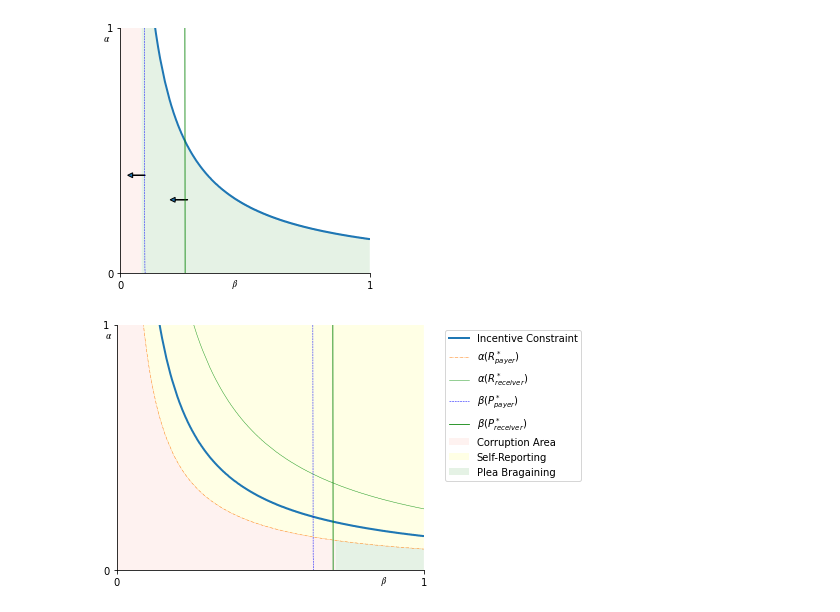
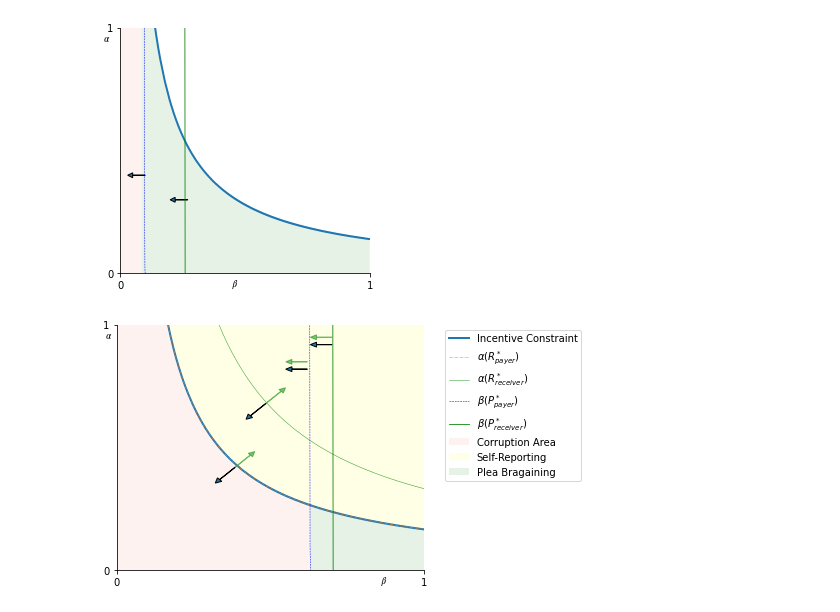
Before and after one commit to caxaxa/Chacha_PhD_Projects, a Jupyter notebook: Incentive_Curves.ipynb, the cells around one changed output. Drawn from its saved outputs; the diff is of its cells as text; code cells hidden in the pictures.

```diff
--- a/Incentive_Curves.ipynb
+++ b/Incentive_Curves.ipynb
@@ -131,7 +131,7 @@ gamma = 0.9
 alpha = 0.4
 beta = 0.3
 a = 10
-c = 1
+c = 0
 f = 20
 eta = 0
 R = -.1
@@ -162,7 +162,7 @@ def get_IC_star(n,R_star,P_star,show_arrow = False, show_R = True, show_P = True
     P_r = P_receiver_solver(n,gamma,alpha,beta,a,c,f,P_star)
 
 
-    fig, ax = plt.subplots(figsize = (4,4))
+    fig, ax = plt.subplots(figsize = (7,4))
 
     ax.plot(x, alphas, linewidth=2)
     if show_R:
@@ -185,7 +185,7 @@ def get_IC_star(n,R_star,P_star,show_arrow = False, show_R = True, show_P = True
     #fig.text(0.02, 0.485, '$𝛼~(R*)$')
 
     if show_P:
-      lim = int(712) #85
+      lim = int(630) #85
     else:
       lim = n
 
@@ -200,21 +200,14 @@ def get_IC_star(n,R_star,P_star,show_arrow = False, show_R = True, show_P = True
     if show_P == True and show_R == False:
         ax.fill_between(x[lim: n], alphas[lim : n], facecolor='green', alpha=0.1)
     if show_arrow == True:
-      # ax.arrow(0.285, 0.285,- 0.05,- 0.05, head_width=0.02, head_length=0.02 )
-      # ax.arrow(0.49, 0.5,- 0.05,- 0.05, head_width=0.02, head_length=0.02 )
-      ax.arrow(0.55, 0.575, 0.05, 0.05, head_width=0.02, head_length=0.02)
-      ax.arrow(0.68, 0.6, 0.05, 0.05, head_width=0.02, head_length=0.02)
-
-      # ax.arrow(0.415, 0.415, -0.05,  -0.05, head_width=0.02, head_length=0.02 )
-      # ax.arrow(0.405, 0.435, -0.05, -0.05, head_width=0.02, head_length=0.02 ,color =  'green',alpha = 0.5)
-      # ax.arrow(0.415, 0.695,- 0.05,- 0.05, head_width=0.02, head_length=0.02 )
-      # ax.arrow(0.405, 0.715, -0.05, -0.05, head_width=0.02, head_length=0.02 ,color =  'green',alpha = 0.5)
-      # ax.arrow(0.1, 0.4, -0.05,0, head_width=0.02, head_length=0.02 )
-      # ax.arrow(0.27, 0.3, -0.05, 0, head_width=0.02, head_length=0.02)
-      # ax.arrow(0.415, 0.695,- 0.05,- 0.05, head_width=0.02, head_length=0.02 )
-      # ax.arrow(0.405, 0.715, -0.05, -0.05, head_width=0.02, head_length=0.02 ,color =  'green',alpha = 0.5)
-      # ax.arrow(0.78, 0.92, -0.05,  0, head_width=0.02, head_length=0.02 )
-      # ax.arrow(0.78, 0.95, -0.05,  0, head_width=0.02, head_length=0.02 ,color =  'green',alpha = 0.5)
+      ax.arrow(0.385, 0.42,- 0.05,- 0.05, head_width=0.02, head_length=0.02 )
+      ax.arrow(0.385, 0.42, 0.05, 0.05, head_width=0.02, head_length=0.02,color =  'green',alpha = 0.5)
+      ax.arrow(0.485, 0.68,- 0.05,- 0.05, head_width=0.02, head_length=0.02 )
+      ax.arrow(0.485, 0.68, 0.05, 0.05, head_width=0.02, head_length=0.02,color =  'green',alpha = 0.5)
+      ax.arrow(0.7, 0.92, -0.05,  0, head_width=0.02, head_length=0.02 )
+      ax.arrow(0.7, 0.95, -0.05,  0, head_width=0.02, head_length=0.02 ,color =  'green',alpha = 0.5)
+      ax.arrow(0.62, 0.82, -0.05,  0, head_width=0.02, head_length=0.02 )
+      ax.arrow(0.62, 0.85, -0.05,  0, head_width=0.02, head_length=0.02 ,color =  'green',alpha = 0.5)
 
 
     plt.ylim([0, 1])
@@ -223,7 +216,7 @@ def get_IC_star(n,R_star,P_star,show_arrow = False, show_R = True, show_P = True
     plt.xticks(np.arange(0,1.1,1))
     plt.yticks(np.arange(0,1.1,1))
     #plt.title('Indiference curves')
-    #plt.legend(('Incentive Constraint','$α (R_{payer}^*)$','$α (R_{receiver}^*)$','$β (P_{payer}^*)$','$β (P_{receiver}^*)$','Corruption Area','Self-Reporting','Plea Bragaining'),bbox_to_anchor=(1.05, 1), loc='upper left')
+    plt.legend(('Incentive Constraint','$α (R_{payer}^*)$','$α (R_{receiver}^*)$','$β (P_{payer}^*)$','$β (P_{receiver}^*)$','Corruption Area','Self-Reporting','Plea Bragaining'),bbox_to_anchor=(1.05, 1), loc='upper left')
     plt.tight_layout()
     if save:
       plt.savefig('./'+ save +'.pdf')
@@ -247,9 +238,9 @@ get_IC_star(1000,.1,.5,show_arrow=True, show_P= False, show_R = True, save = 'pl
 # %% [output]
 [figure]
 # %%
-get_IC_star(1000,-.1,.5,show_arrow=False, show_P= True, show_R = True, save = 'fig2')
+get_IC_star(1000,0,.50,show_arrow=True, show_P= True, show_R = True, save = 'fig3')
 # %% [output]
-[figure, old version]
+[figure, new version]
 # %%
 # Plotting the Isoelastic Utility Function
 
```
Also changed, not shown: parts of 9 cells of this notebook.
